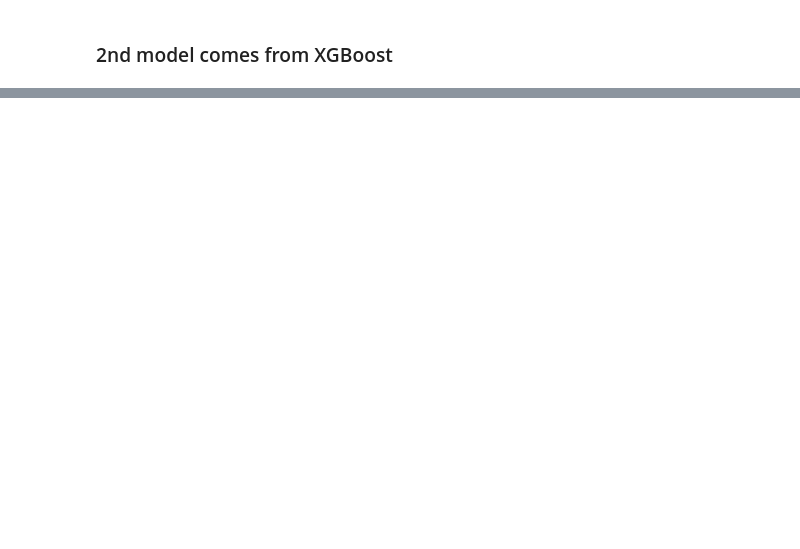
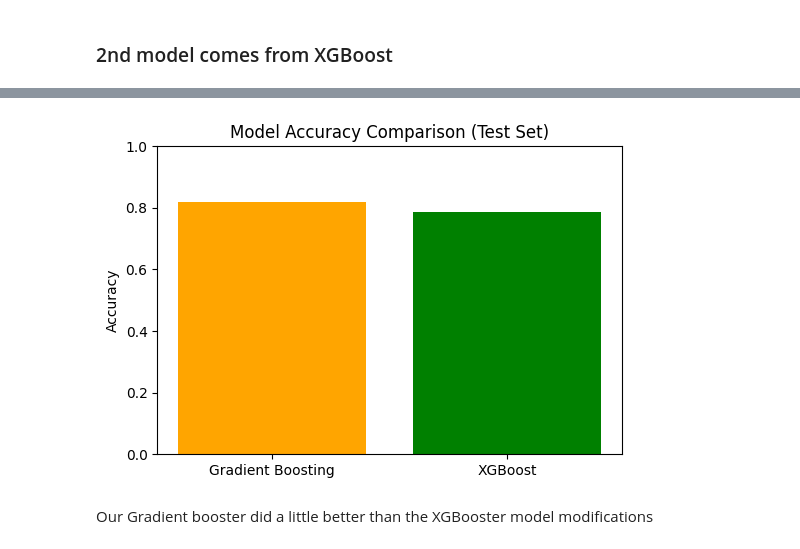
Before and after one commit to 4GeeksAcademy/Swhit_Gradient_Boosting_project, a Jupyter notebook: src/explore.ipynb, the cells around one changed output, grey strips where cells are left out. Saved outputs shown, nothing was run; the diff lists cells and outputs as text; code cells hidden in the pictures; blank space fills up the shorter version.

```diff
--- a/src/explore.ipynb
+++ b/src/explore.ipynb
@@ -312,0 +523,14 @@ temp_df
+# %%
+models = ['Gradient Boosting', 'XGBoost']
+accuracy = [0.818, 0.786]   # your test accuracies
+
+plt.figure(figsize=(6,4))
+plt.bar(models, accuracy, color=['orange', 'green'])
+plt.title("Model Accuracy Comparison (Test Set)")
+plt.ylabel("Accuracy")
+plt.ylim(0,1) #control range
+plt.show()
+# %% [output]
+[figure, added]
+# %% [markdown]
+Our Gradient booster did a little better than the XGBooster model modifications
```
Also changed, not shown: parts of 63 cells of this notebook, 3 other files.
